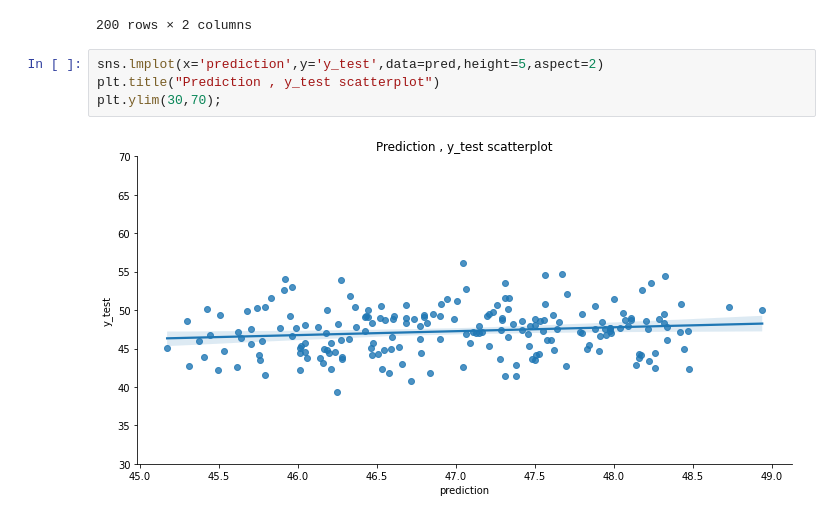
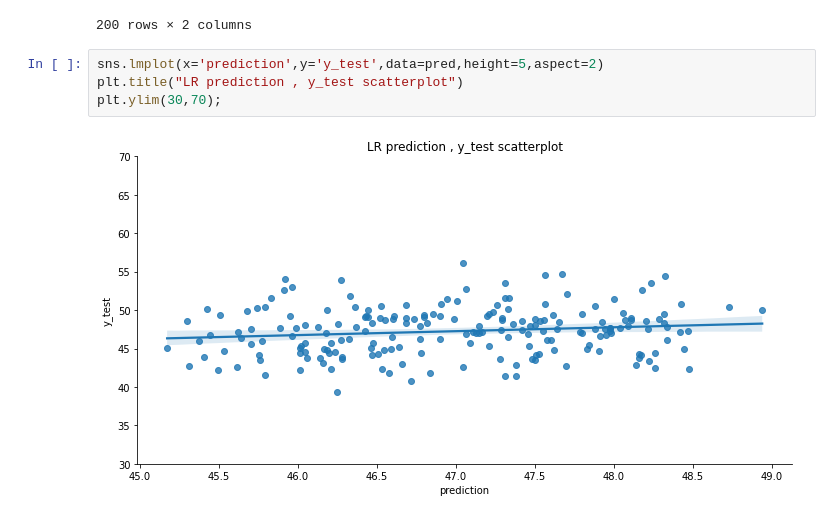
Before and after one commit to guyzsarun/rabbitmq-gpdb-poc, a Jupyter notebook: gpdb/madlib-demo.ipynb, the cells around one changed output. Cells and saved outputs as stored; diff of their text form.

```diff
--- a/gpdb/madlib-demo.ipynb
+++ b/gpdb/madlib-demo.ipynb
@@ -754,7 +771,7 @@ pred
 200 rows × 2 columns
 # %%
 sns.lmplot(x='prediction',y='y_test',data=pred,height=5,aspect=2)
-plt.title("Prediction , y_test scatterplot")
+plt.title("LR prediction , y_test scatterplot")
 plt.ylim(30,70);
 # %% [output]
-[figure, old version]
+[figure, new version]
```
Also changed, not shown: parts of 13 cells of this notebook.
